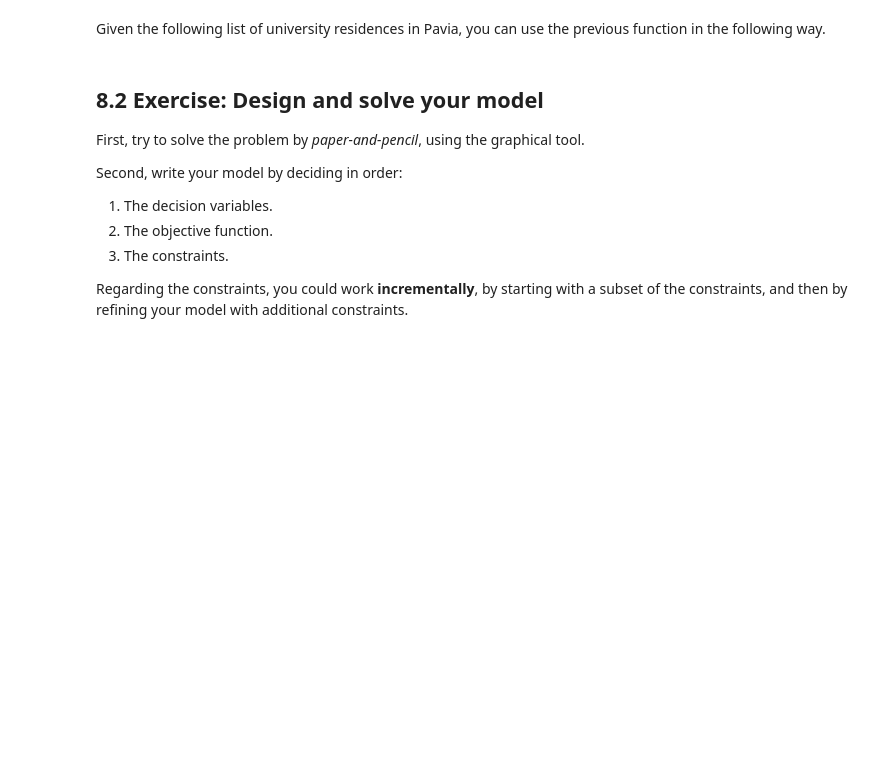
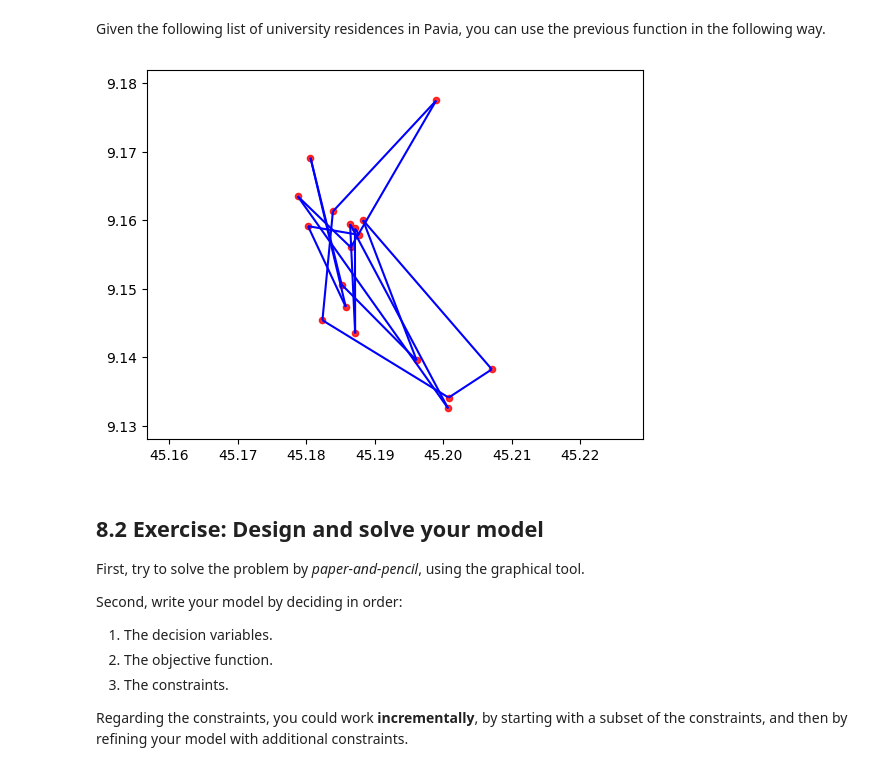
Before and after one commit to mathcoding/opt4ds, a Jupyter notebook: notebooks/TSP.ipynb, the cells around one changed output. Saved outputs shown, nothing was run; the diff lists cells and outputs as text; code cells hidden in the pictures; blank space fills up the shorter version.

```diff
--- a/notebooks/TSP.ipynb
+++ b/notebooks/TSP.ipynb
@@ -99,20 +99,22 @@ Rs = [(45.1882789,9.1600456, 'Del Maino', 0),
       (45.1823523,9.1454315, 'Valla', 15), (45.2007816,9.1341354, 'Volta', 16),
       (45.2070857,9.1382623, 'Residenza Biomedica', 17)]
 # %%
-Ps = [(x,y) for x,y,_ in Rs]
+Ps = [(x,y) for x,y,_,_ in Rs]
 C = CostMatrix(Ps)
 G = BuildDiGraph(C)
 
 # Build a "drunk"-random tour
 n = len(Ps)
 values = [1 for _ in range(n)]
 
 if True:
     RandomTour = [(i, (i+1)%n) for i in range(n)]
     PlotTour(Ps, RandomTour, values)
 else:
     ManualTour = [(0,17), (17, 16), (16,10), (10, 15), (15, 0)]
     PlotTour(Ps, ManualTour, values)
+# %% [output]
+[figure, added]
 # %% [markdown]
 ## 8.2 Exercise: Design and solve your model
 First, try to solve the problem by *paper-and-pencil*, using the graphical tool.
```
Also changed, not shown: parts of 1 cell of this notebook.
